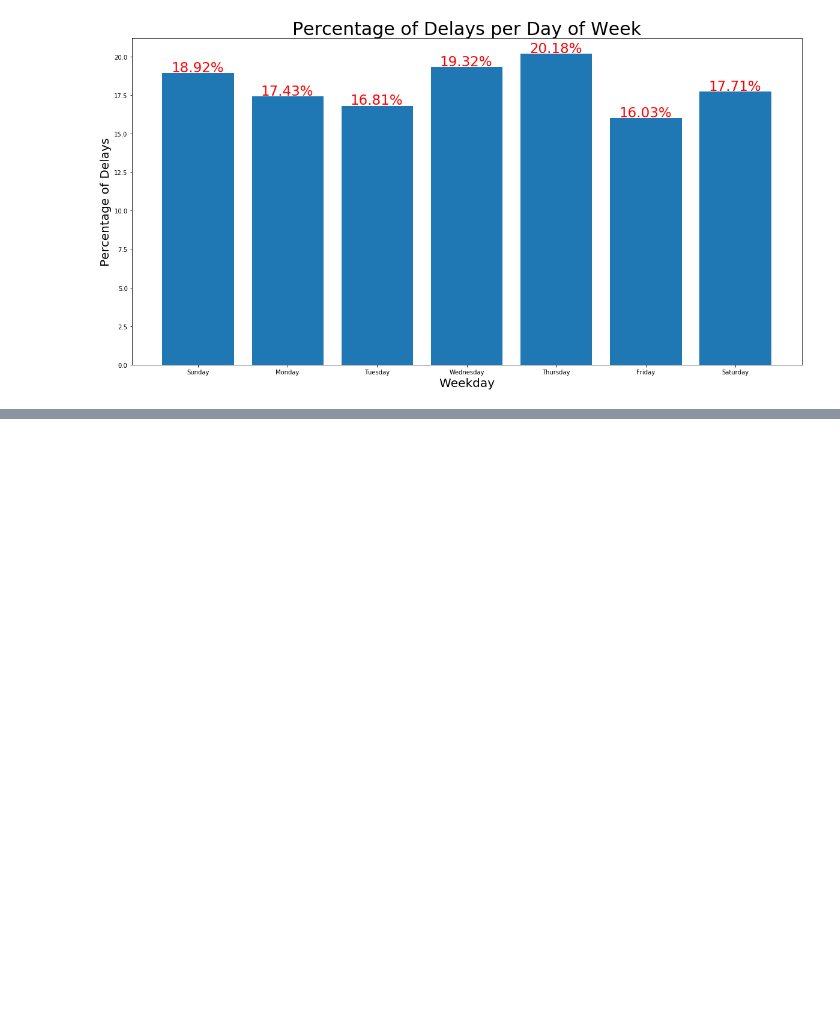
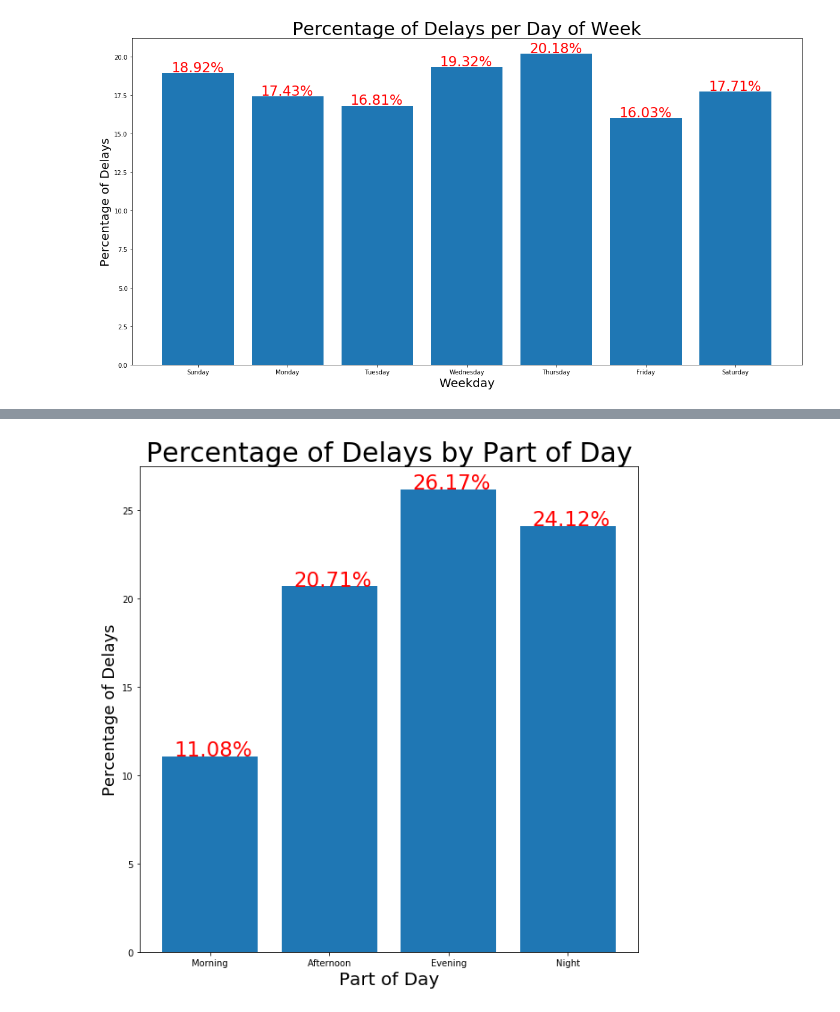
Before and after one commit to Arimorris/delays, a Jupyter notebook: visuals .ipynb, the cells around one changed output, grey strips where cells are left out. Drawn from its saved outputs; the diff is of its cells as text; code cells hidden in the pictures; blank space fills up the shorter version.

```diff
--- a/visuals .ipynb
+++ b/visuals .ipynb
@@ -292,0 +319,22 @@ plt.show()
+# %%
+# find pct of delays per part of day
+d = yearly['Part of Day']
+d_pct = []
+
+#get a list of what % of flights were delayed per part of day
+b=0
+for x in d:
+    d_pct.append(round((day[b]/d[x]) * 100,2))
+    b+=1
+# %%
+plt.figure(figsize=(10,10))
+plt.bar(daypart, d_pct)
+plt.title("Percentage of Delays by Part of Day", fontsize =30)
+plt.xlabel('Part of Day', fontsize =20)
+plt.xticks(range(4))
+plt.ylabel('Percentage of Delays', fontsize =18)
+for a,b in zip(range(4), d_pct):
+    plt.text(a -.3, b+.03, str(b) + '%', fontsize =23, color ='r')
+plt.show()
+# %% [output]
+[figure, added]
```
Also changed, not shown: parts of 14 cells of this notebook.
